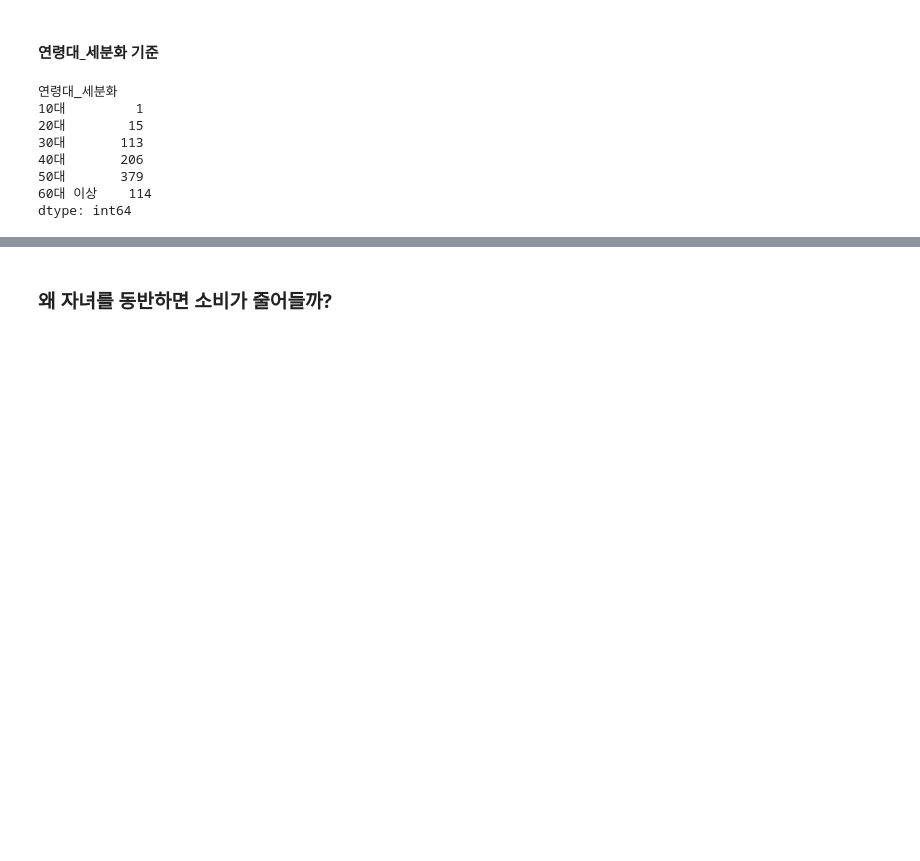
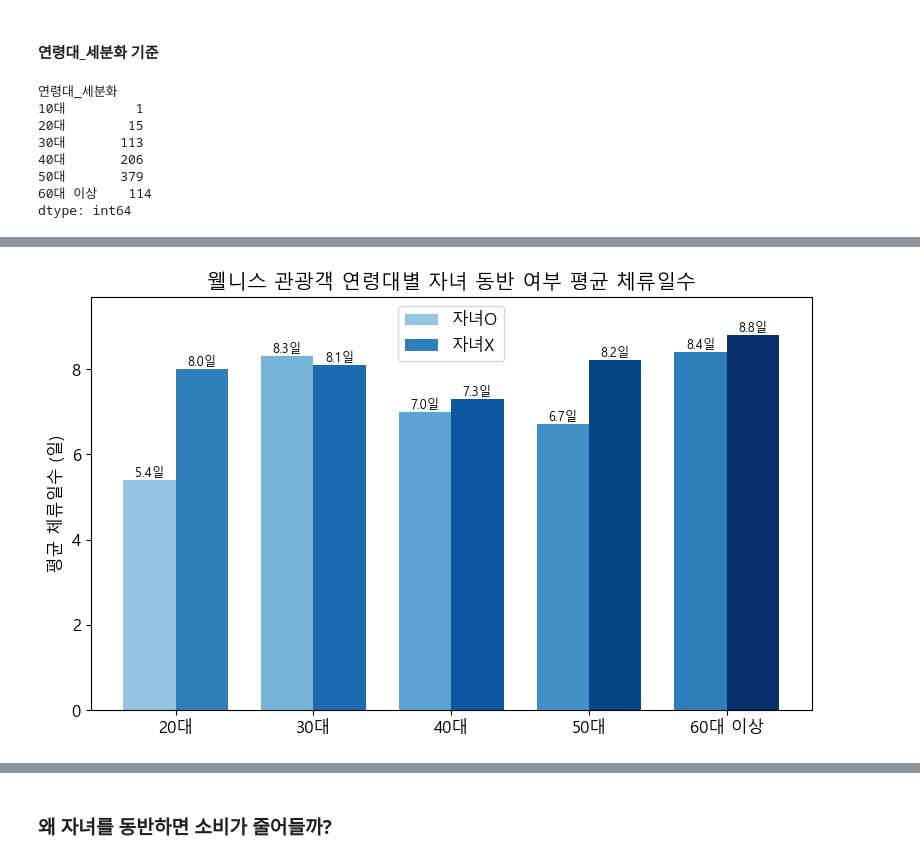
Before and after one commit to tamx2y/wellness_tour, a Jupyter notebook: 01_environment/7_segmentation_analysis.ipynb, the cells around one changed output, grey strips where cells are left out. Saved outputs shown, nothing was run; the diff lists cells and outputs as text; code cells hidden in the pictures; blank space fills up the shorter version.

```diff
--- a/01_environment/7_segmentation_analysis.ipynb
+++ b/01_environment/7_segmentation_analysis.ipynb
@@ -282,0 +304,18 @@ print(pivot)
+# %%
+# 웰니스 관광객 자녀 동반 여부별 평균 체류일수 확인
+## 체류일수 기준으로 평균 비교
+# 웰니스 관광객만 + 10대 제외 필터링
+df_wellness = df_all[
+    (df_all['웰니스참여'] == 1) &
+    (df_all['연령대_세분화'] != '10대')
+]
+
+# 연령대별 × 자녀 동반 여부별 평균 소비액 (USD 기준)
+pivot = df_wellness.pivot_table(
+    index='연령대_세분화',
+    columns='자녀동반',
+    values='M일HAP',
+    aggfunc='mean'
+).round(1)
+
+print(pivot)
@@ -282,0 +330,40 @@ print(pivot)
+# %%
+import numpy as np
+import matplotlib.pyplot as plt
+
+# 한글 폰트 설정 (Windows 기준)
+plt.rcParams['font.family'] = 'Malgun Gothic'
+plt.rcParams['axes.unicode_minus'] = False
+
+# x축 설정
+labels = pivot.index.tolist()
+x = np.arange(len(labels))
+width = 0.38  # 막대 너비
+
+# 블루 계열 그라데이션 색상
+colors_o = plt.cm.Blues(np.linspace(0.4, 0.7, len(labels)))  # 자녀O
+colors_x = plt.cm.Blues(np.linspace(0.7, 1.0, len(labels)))  # 자녀X
+
+plt.figure(figsize=(8, 5))
+bars1 = plt.bar(x - width/2, pivot['자녀O'], width, label='자녀O', color=colors_o)
+bars2 = plt.bar(x + width/2, pivot['자녀X'], width, label='자녀X', color=colors_x)
+
+# 막대 위 값 표시
+def add_labels(bars):
+    for b in bars:
+        h = b.get_height()
+        plt.text(b.get_x() + b.get_width()/2, h, f'{h:.1f}일', ha='center', va='bottom', fontsize=9)
+
+add_labels(bars1)
+add_labels(bars2)
+
+plt.xticks(x, labels)
+plt.ylabel('평균 체류일수 (일)')
+plt.title('웰니스 관광객 연령대별 자녀 동반 여부 평균 체류일수')
+plt.legend()
+plt.ylim(0, np.nanmax(pivot.values) * 1.1)  # 여유 공간
+plt.grid(False)
+plt.tight_layout()
+plt.show()
+# %% [output]
+[figure, added]
```
Also changed, not shown: parts of 112 cells of this notebook, 3 other files.
